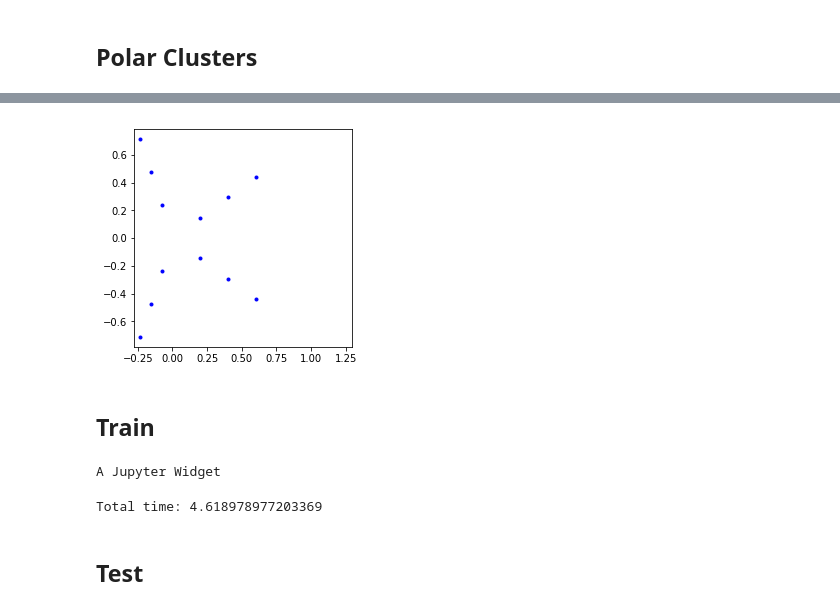
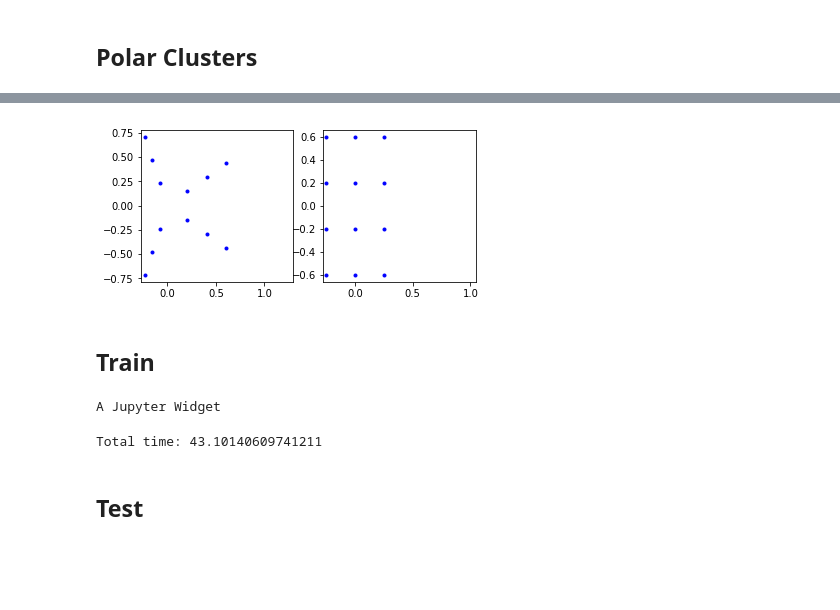
Before and after one commit to jorchard/peBogacz, a Jupyter notebook: python/runme2.ipynb, the cells around one changed output, grey strips where cells are left out. Cells and saved outputs as stored; diff of their text form; code cells hidden in the pictures; blank space fills up the shorter version.

```diff
--- a/python/runme2.ipynb
+++ b/python/runme2.ipynb
@@ -226,6 +246,6 @@ training_output = torch.tensor(training_output).float().to(device)
 test = [test_input, test_output]
 # %%
-plt.plot(s[:,0], s[:,1], 'b.')
-plt.axis('square');
+plt.subplot(1,2,1); plt.plot(s[:,0], s[:,1], 'b.'); plt.axis('square');
+plt.subplot(1,2,2); plt.plot(e[:,0], e[:,1], 'b.'); plt.axis('square');
 # %% [output]
-[figure, old version]
+[figure, new version]
@@ -239,9 +280,9 @@ net.AddLayer(Layer.TopPELayer(n=2))
 ## Train
 # %%
 train_shuffle = list(zip(train[0],train[1]))
-net.learning_tau = 2.
+net.learning_tau = 100.
 batch_size = 10
-epochs = 5
+epochs = 40
 fp = FloatProgress(min=0,max=epochs*len(train_shuffle))
 display(fp)
 T = 3
@@ -251,11 +292,12 @@ for k in range(epochs):
     unzip = list(zip(*train_shuffle))
     batches = MakeBatches(unzip[0], unzip[1], batch_size)
     for x in batches:
+        net.Reset()
         net.Infer(T, x[0], x[1])
         fp.value += batch_size
 end_time = time.time()
 print('Total time: '+str(end_time-start_time))
 # %% [output]
 A Jupyter Widget
-Total time: 4.618978977203369
+Total time: 43.10140609741211
 # %%
```
Also changed, not shown: parts of 8 cells of this notebook, 5 other files.
